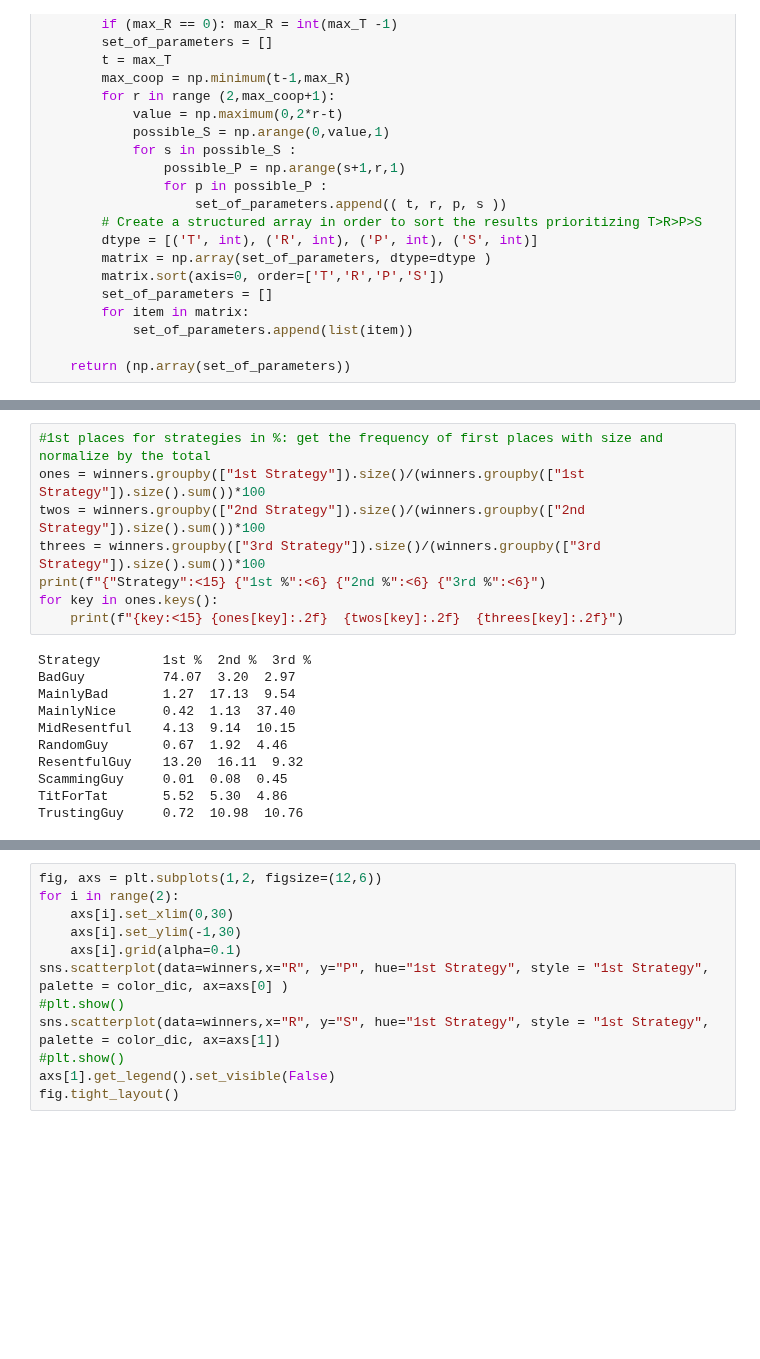
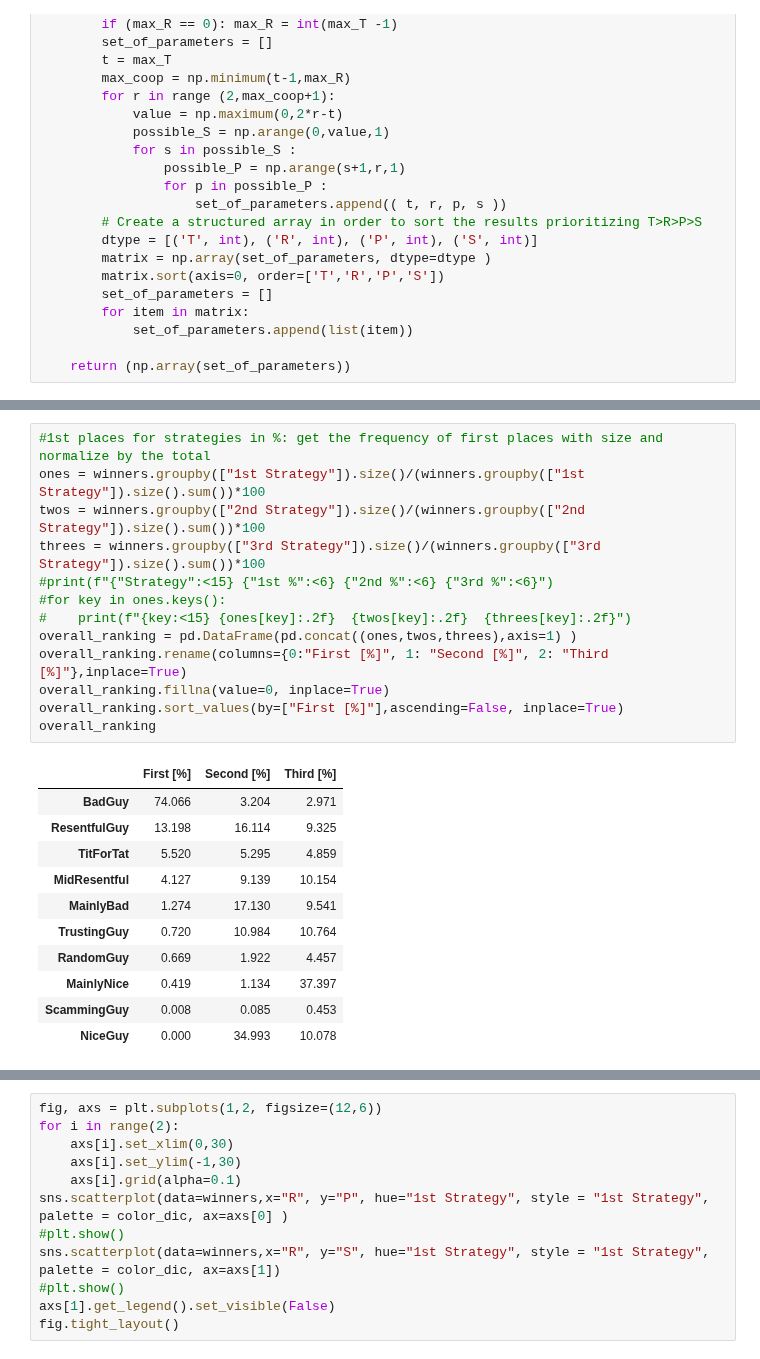
Before and after one commit to LeoPi314/LCP_projects_Y7_Group_4, a Jupyter notebook: Tourney.ipynb, the cells around one changed output, grey strips where cells are left out. Drawn from its saved outputs; the diff is of its cells as text; blank space fills up the shorter version.

```diff
--- a/Tourney.ipynb
+++ b/Tourney.ipynb
@@ -671,22 +672,28 @@ winners
 # %%
 #1st places for strategies in %: get the frequency of first places with size and normalize by the total
 ones = winners.groupby(["1st Strategy"]).size()/(winners.groupby(["1st Strategy"]).size().sum())*100
 twos = winners.groupby(["2nd Strategy"]).size()/(winners.groupby(["2nd Strategy"]).size().sum())*100
 threes = winners.groupby(["3rd Strategy"]).size()/(winners.groupby(["3rd Strategy"]).size().sum())*100
-print(f"{"Strategy":<15} {"1st %":<6} {"2nd %":<6} {"3rd %":<6}")
-for key in ones.keys():
-    print(f"{key:<15} {ones[key]:.2f}  {twos[key]:.2f}  {threes[key]:.2f}")
+#print(f"{"Strategy":<15} {"1st %":<6} {"2nd %":<6} {"3rd %":<6}")
+#for key in ones.keys():
+#    print(f"{key:<15} {ones[key]:.2f}  {twos[key]:.2f}  {threes[key]:.2f}")
+overall_ranking = pd.DataFrame(pd.concat((ones,twos,threes),axis=1) )
+overall_ranking.rename(columns={0:"First [%]", 1: "Second [%]", 2: "Third [%]"},inplace=True)
+overall_ranking.fillna(value=0, inplace=True)
+overall_ranking.sort_values(by=["First [%]"],ascending=False, inplace=True)
+overall_ranking
 # %% [output]
-Strategy        1st %  2nd %  3rd %
-BadGuy          74.07  3.20  2.97
-MainlyBad       1.27  17.13  9.54
-MainlyNice      0.42  1.13  37.40
-MidResentful    4.13  9.14  10.15
-RandomGuy       0.67  1.92  4.46
-ResentfulGuy    13.20  16.11  9.32
-ScammingGuy     0.01  0.08  0.45
-TitForTat       5.52  5.30  4.86
-TrustingGuy     0.72  10.98  10.76
+|  | First [%] | Second [%] | Third [%] |
+| BadGuy | 74.066 | 3.204 | 2.971 |
+| ResentfulGuy | 13.198 | 16.114 | 9.325 |
+| TitForTat | 5.520 | 5.295 | 4.859 |
+| MidResentful | 4.127 | 9.139 | 10.154 |
+| MainlyBad | 1.274 | 17.130 | 9.541 |
+| TrustingGuy | 0.720 | 10.984 | 10.764 |
+| RandomGuy | 0.669 | 1.922 | 4.457 |
+| MainlyNice | 0.419 | 1.134 | 37.397 |
+| ScammingGuy | 0.008 | 0.085 | 0.453 |
+| NiceGuy | 0.000 | 34.993 | 10.078 |
 # %%
 strategy_colors =[
     '#FFD700',  # NiceGuy - Gold
```
Also changed, not shown: parts of 13 cells of this notebook, 1 other file.
